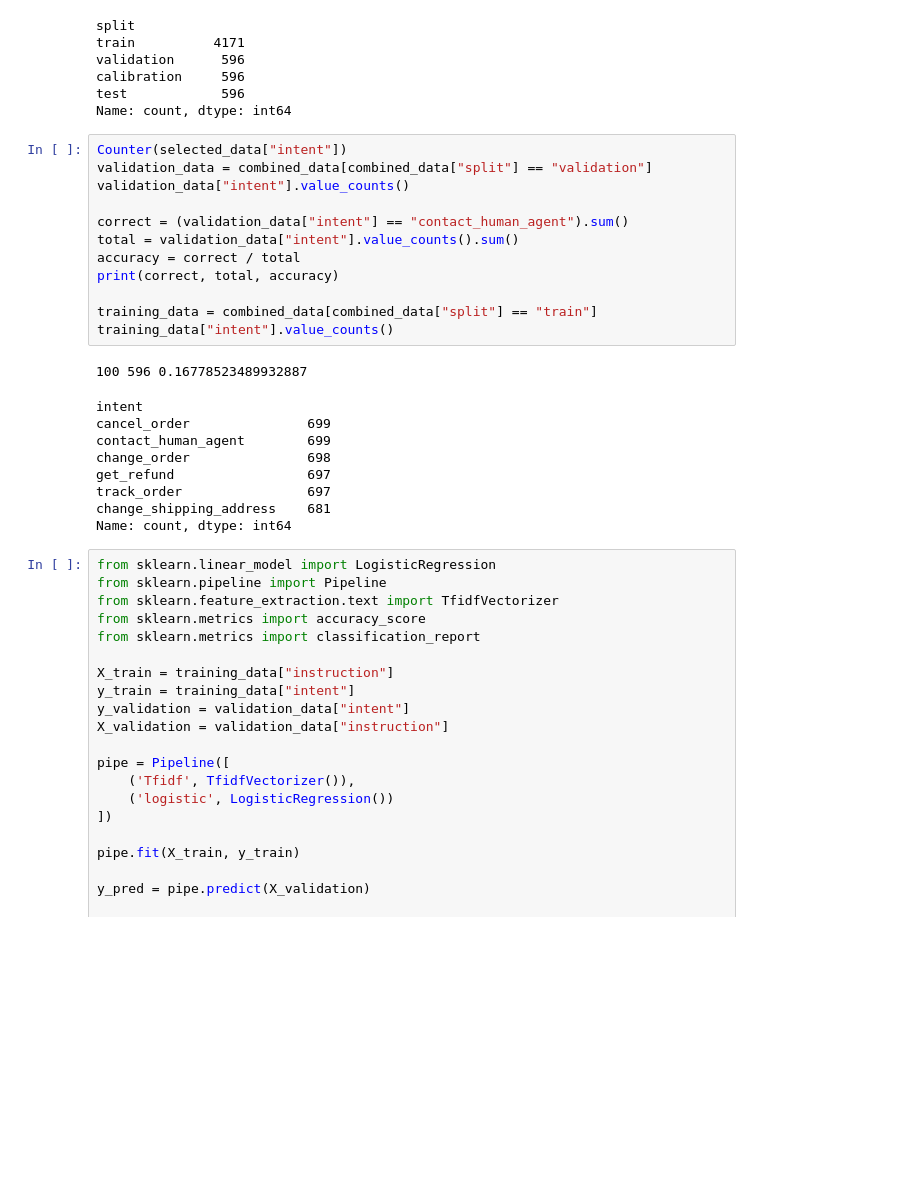
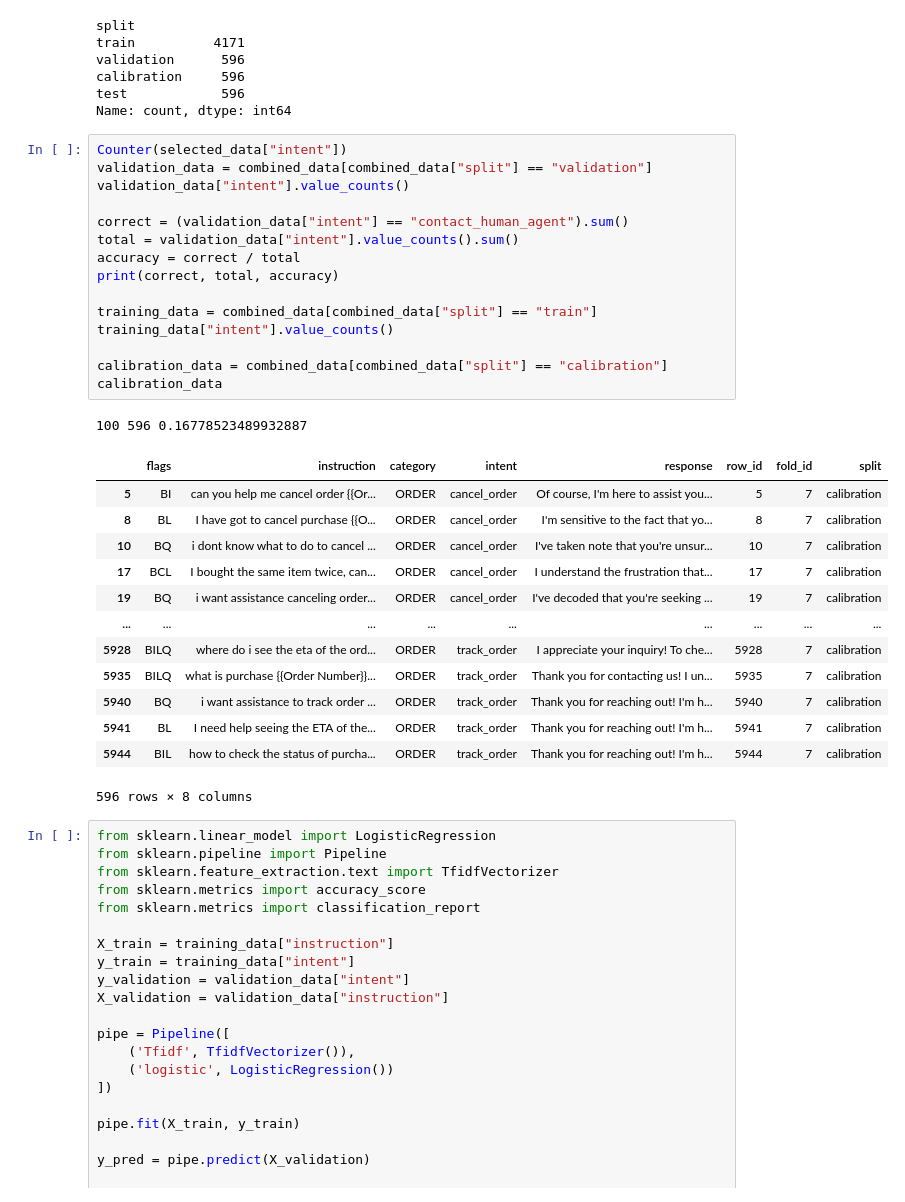
Before and after one commit to RaedAlkurdi/support-ticket-assistant, a Jupyter notebook: notebook.ipynb, the cells around one changed output. Drawn from its saved outputs; the diff is of its cells as text; blank space fills up the shorter version.

```diff
--- a/notebook.ipynb
+++ b/notebook.ipynb
@@ -136,25 +136,33 @@ Name: count, dtype: int64
 # %%
 Counter(selected_data["intent"])
 validation_data = combined_data[combined_data["split"] == "validation"]
 validation_data["intent"].value_counts()
 
 correct = (validation_data["intent"] == "contact_human_agent").sum()
 total = validation_data["intent"].value_counts().sum()
 accuracy = correct / total
 print(correct, total, accuracy)
 
 training_data = combined_data[combined_data["split"] == "train"]
 training_data["intent"].value_counts()
+
+calibration_data = combined_data[combined_data["split"] == "calibration"]
+calibration_data
 # %% [output]
 100 596 0.16778523489932887
+|  | flags | instruction | category | intent | response | row_id | fold_id | split |
+| 5 | BI | can you help me cancel order {{Or... | ORDER | cancel_order | Of course, I'm here to assist you... | 5 | 7 | calibration |
+| 8 | BL | I have got to cancel purchase {{O... | ORDER | cancel_order | I'm sensitive to the fact that yo... | 8 | 7 | calibration |
+| 10 | BQ | i dont know what to do to cancel ... | ORDER | cancel_order | I've taken note that you're unsur... | 10 | 7 | calibration |
+| 17 | BCL | I bought the same item twice, can... | ORDER | cancel_order | I understand the frustration that... | 17 | 7 | calibration |
+| 19 | BQ | i want assistance canceling order... | ORDER | cancel_order | I've decoded that you're seeking ... | 19 | 7 | calibration |
+| ... | ... | ... | ... | ... | ... | ... | ... | ... |
+| 5928 | BILQ | where do i see the eta of the ord... | ORDER | track_order | I appreciate your inquiry! To che... | 5928 | 7 | calibration |
+| 5935 | BILQ | what is purchase {{Order Number}}... | ORDER | track_order | Thank you for contacting us! I un... | 5935 | 7 | calibration |
+| 5940 | BQ | i want assistance to track order ... | ORDER | track_order | Thank you for reaching out! I'm h... | 5940 | 7 | calibration |
+| 5941 | BL | I need help seeing the ETA of the... | ORDER | track_order | Thank you for reaching out! I'm h... | 5941 | 7 | calibration |
+| 5944 | BIL | how to check the status of purcha... | ORDER | track_order | Thank you for reaching out! I'm h... | 5944 | 7 | calibration |
-intent
-cancel_order               699
-contact_human_agent        699
-change_order               698
-get_refund                 697
-track_order                697
-change_shipping_address    681
-Name: count, dtype: int64
+596 rows × 8 columns
 # %%
 from sklearn.linear_model import LogisticRegression
 from sklearn.pipeline import Pipeline
```
Also changed, not shown: parts of 24 cells of this notebook, 1 other file.
